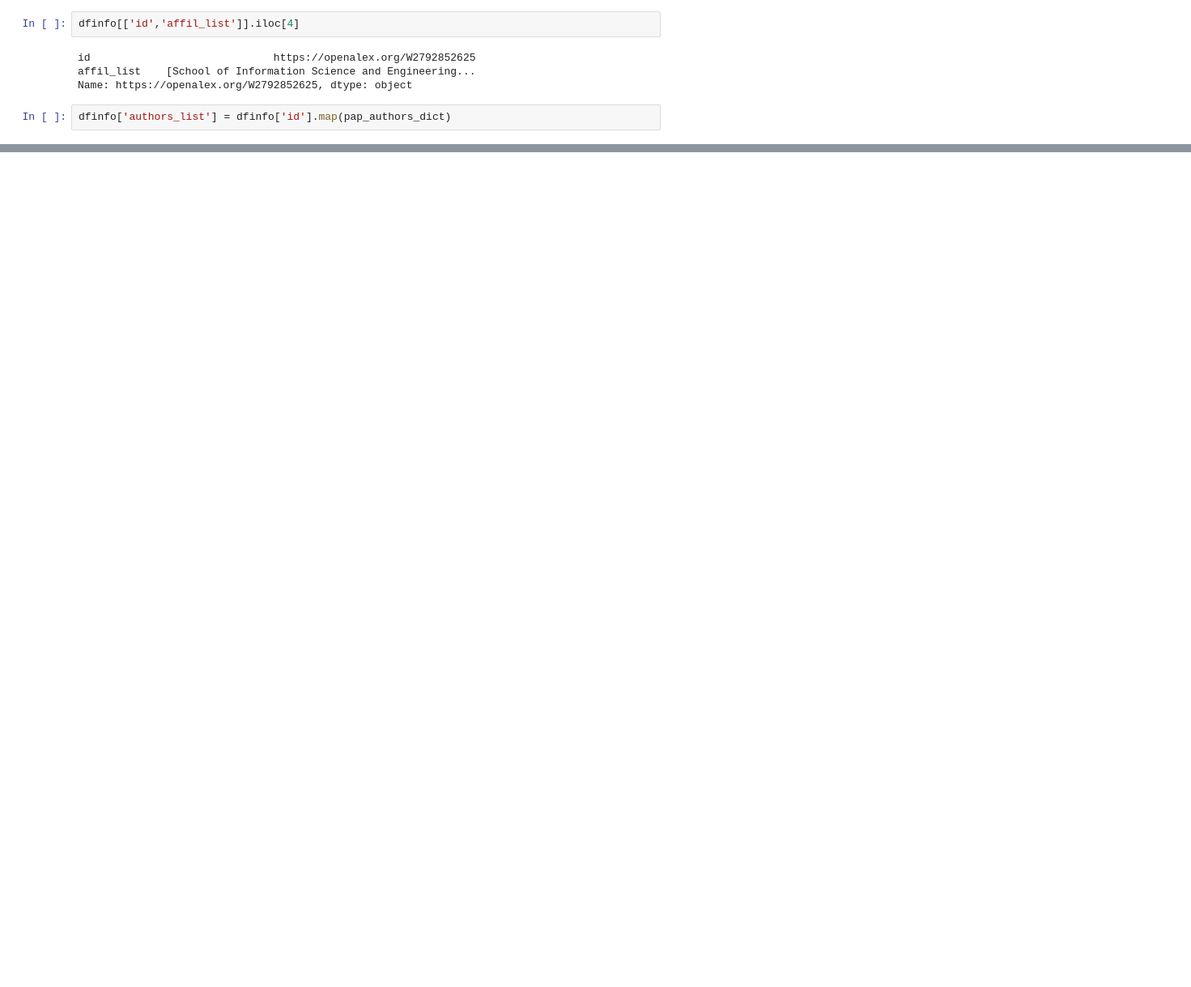
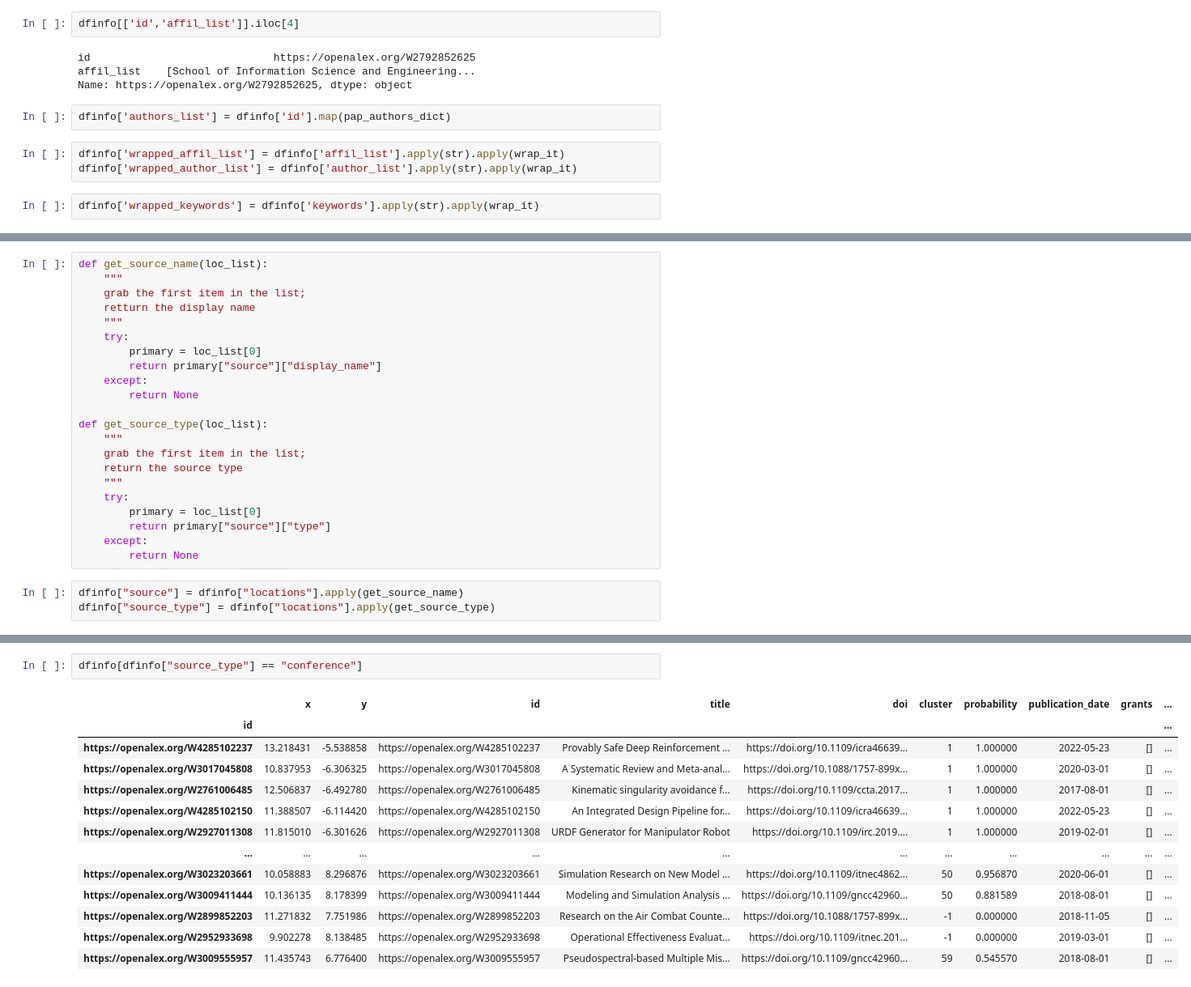
Before and after one commit to doolingdavidrs21/openalex-jamming-gpt4, a Jupyter notebook: update2d.ipynb, the cells around one changed output, grey strips where cells are left out. Shown at 81% size. Drawn from its saved outputs; the diff is of its cells as text; blank space fills up the shorter version.

```diff
--- a/update2d.ipynb
+++ b/update2d.ipynb
@@ -775,3 +775,8 @@ affil_list    [School of Information Science and Engineering...
 Name: https://openalex.org/W2792852625, dtype: object
 # %%
 dfinfo['authors_list'] = dfinfo['id'].map(pap_authors_dict)
+# %%
+dfinfo['wrapped_affil_list'] = dfinfo['affil_list'].apply(str).apply(wrap_it)
+dfinfo['wrapped_author_list'] = dfinfo['author_list'].apply(str).apply(wrap_it)
+# %%
+dfinfo['wrapped_keywords'] = dfinfo['keywords'].apply(str).apply(wrap_it)
@@ -777,0 +803,25 @@ dfinfo['authors_list'] = dfinfo['id'].map(pap_authors_dict)
+# %%
+def get_source_name(loc_list):
+    """
+    grab the first item in the list;
+    retturn the display name
+    """
+    try:
+        primary = loc_list[0]
+        return primary["source"]["display_name"]
+    except:
+        return None
+
+def get_source_type(loc_list):
+    """
+    grab the first item in the list;
+    return the source type
+    """
+    try:
+        primary = loc_list[0]
+        return primary["source"]["type"]
+    except:
+        return None
+# %%
+dfinfo["source"] = dfinfo["locations"].apply(get_source_name)
+dfinfo["source_type"] = dfinfo["locations"].apply(get_source_type)
@@ -777,0 +852,16 @@ dfinfo['authors_list'] = dfinfo['id'].map(pap_authors_dict)
+# %%
+dfinfo[dfinfo["source_type"] == "conference"]
+# %% [output]
+|  | x | y | id | title | doi | cluster | probability | publication_date | grants | ... |
+| id |  |  |  |  |  |  |  |  |  | ... |
+| https://openalex.org/W4285102237 | 13.218431 | -5.538858 | https://openalex.org/W4285102237 | Provably Safe Deep Reinforcement ... | https://doi.org/10.1109/icra46639... | 1 | 1.000000 | 2022-05-23 | [] | ... |
+| https://openalex.org/W3017045808 | 10.837953 | -6.306325 | https://openalex.org/W3017045808 | A Systematic Review and Meta-anal... | https://doi.org/10.1088/1757-899x... | 1 | 1.000000 | 2020-03-01 | [] | ... |
+| https://openalex.org/W2761006485 | 12.506837 | -6.492780 | https://openalex.org/W2761006485 | Kinematic singularity avoidance f... | https://doi.org/10.1109/ccta.2017... | 1 | 1.000000 | 2017-08-01 | [] | ... |
+| https://openalex.org/W4285102150 | 11.388507 | -6.114420 | https://openalex.org/W4285102150 | An Integrated Design Pipeline for... | https://doi.org/10.1109/icra46639... | 1 | 1.000000 | 2022-05-23 | [] | ... |
+| https://openalex.org/W2927011308 | 11.815010 | -6.301626 | https://openalex.org/W2927011308 | URDF Generator for Manipulator Robot | https://doi.org/10.1109/irc.2019.... | 1 | 1.000000 | 2019-02-01 | [] | ... |
+| ... | ... | ... | ... | ... | ... | ... | ... | ... | ... | ... |
+| https://openalex.org/W3023203661 | 10.058883 | 8.296876 | https://openalex.org/W3023203661 | Simulation Research on New Model ... | https://doi.org/10.1109/itnec4862... | 50 | 0.956870 | 2020-06-01 | [] | ... |
+| https://openalex.org/W3009411444 | 10.136135 | 8.178399 | https://openalex.org/W3009411444 | Modeling and Simulation Analysis ... | https://doi.org/10.1109/gncc42960... | 50 | 0.881589 | 2018-08-01 | [] | ... |
+| https://openalex.org/W2899852203 | 11.271832 | 7.751986 | https://openalex.org/W2899852203 | Research on the Air Combat Counte... | https://doi.org/10.1088/1757-899x... | -1 | 0.000000 | 2018-11-05 | [] | ... |
+| https://openalex.org/W2952933698 | 9.902278 | 8.138485 | https://openalex.org/W2952933698 | Operational Effectiveness Evaluat... | https://doi.org/10.1109/itnec.201... | -1 | 0.000000 | 2019-03-01 | [] | ... |
+| https://openalex.org/W3009555957 | 11.435743 | 6.776400 | https://openalex.org/W3009555957 | Pseudospectral-based Multiple Mis... | https://doi.org/10.1109/gncc42960... | 59 | 0.545570 | 2018-08-01 | [] | ... |
```
Also changed, not shown: parts of 4 cells of this notebook.
